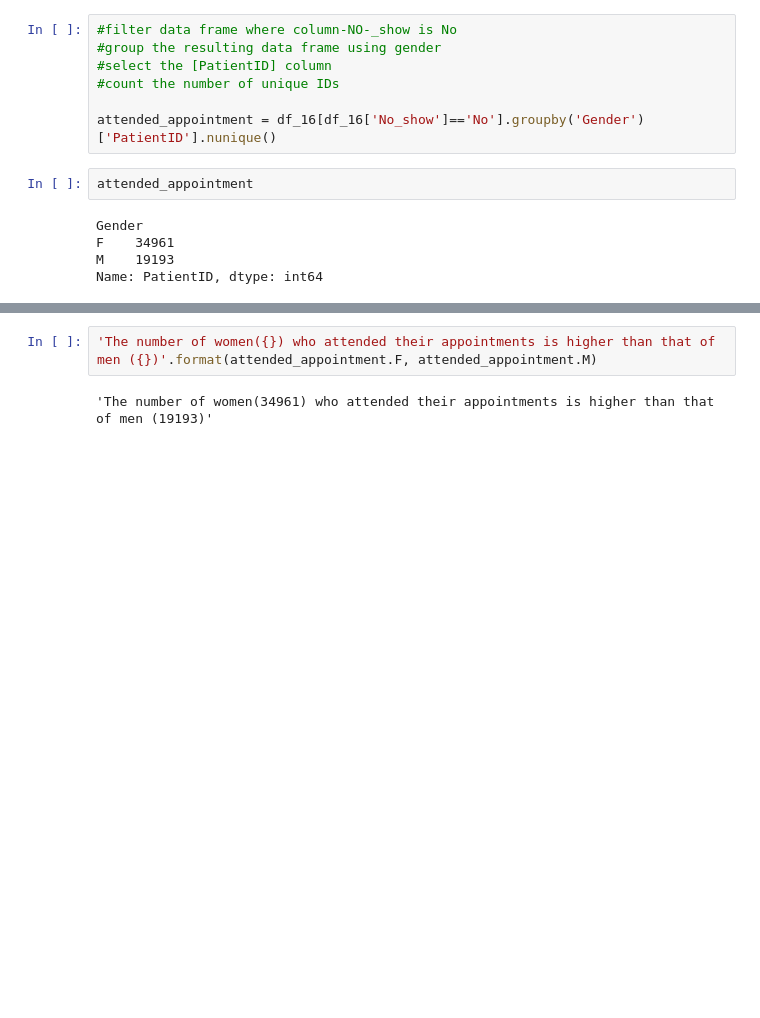
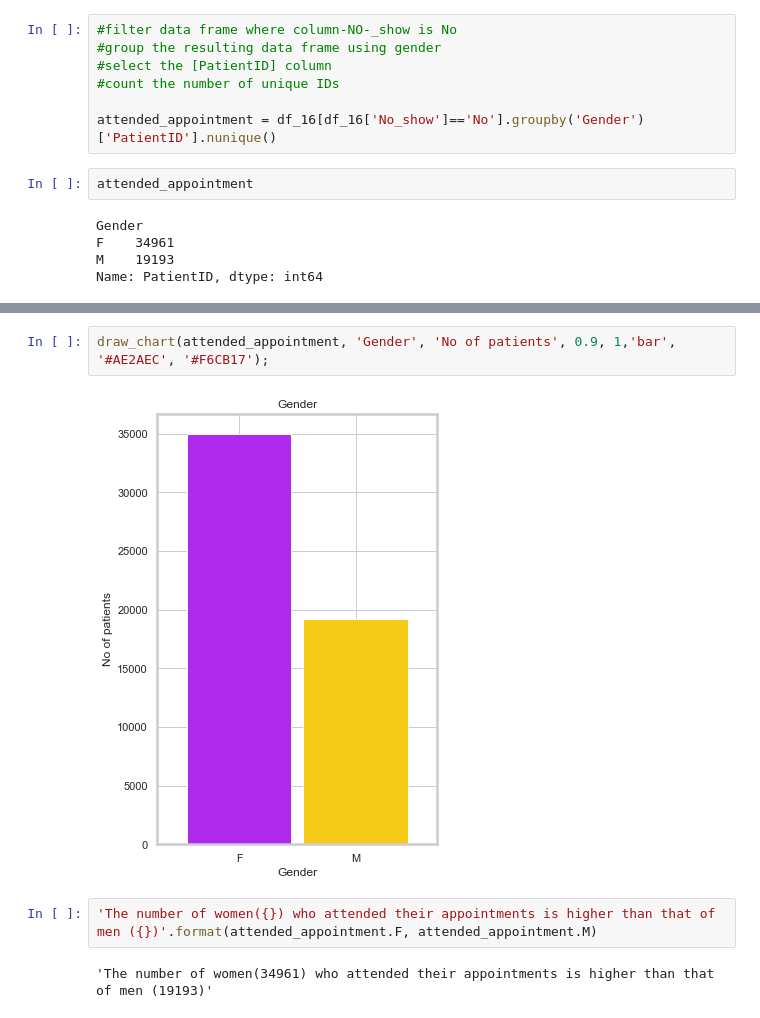
Before and after one commit to zadmainda/-No-Show-DataAnalysis, a Jupyter notebook: appointment No Shows Data Analysis.ipynb, the cells around one changed output, grey strips where cells are left out. Saved outputs shown, nothing was run; the diff lists cells and outputs as text; blank space fills up the shorter version.

```diff
--- a/appointment No Shows Data Analysis.ipynb
+++ b/appointment No Shows Data Analysis.ipynb
@@ -436,3 +478,7 @@ attended_appointment.plot(kind='bar',color=['brown','green'],alpha=0.9, width=0.
+# %%
+draw_chart(attended_appointment, 'Gender', 'No of patients', 0.9, 1,'bar', '#AE2AEC', '#F6CB17');
+# %% [output]
+[figure, added]
 # %%
 'The number of women({}) who attended their appointments is higher than that of men ({})'.format(attended_appointment.F, attended_appointment.M)
 # %% [output]
```
Also changed, not shown: parts of 10 cells of this notebook.
